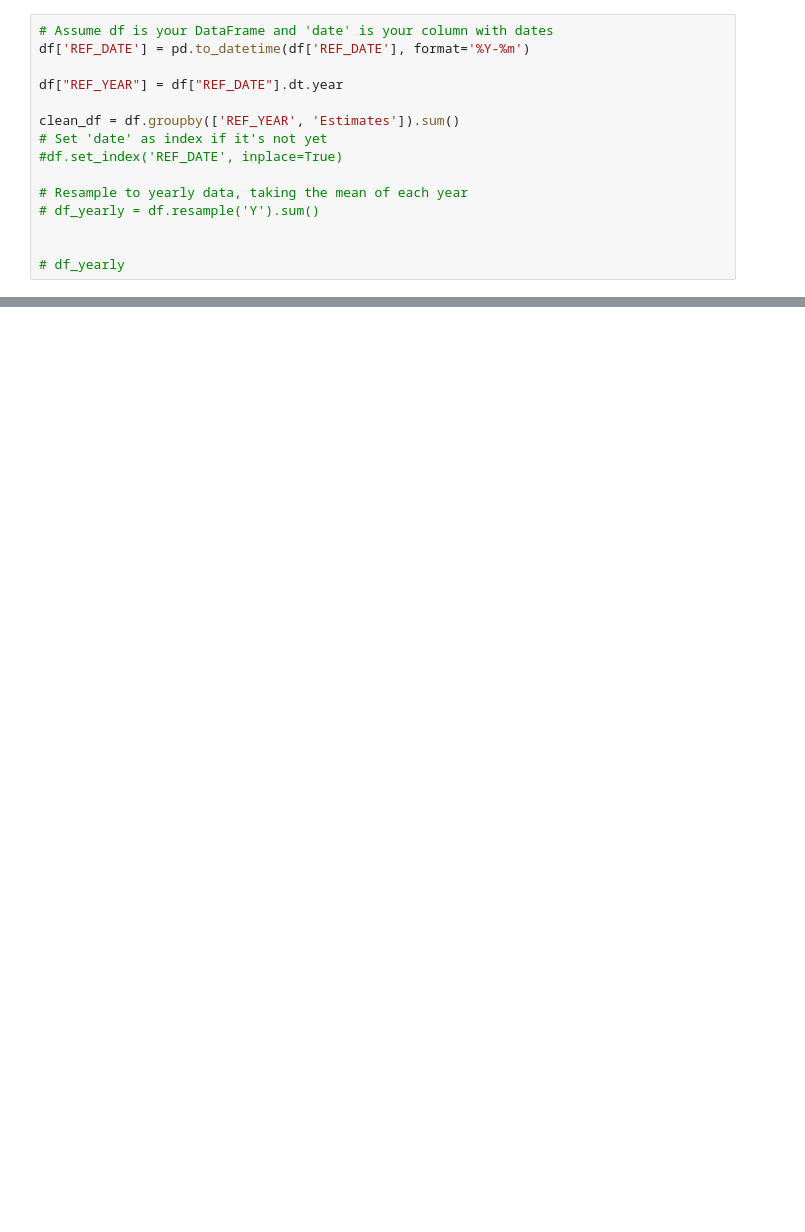
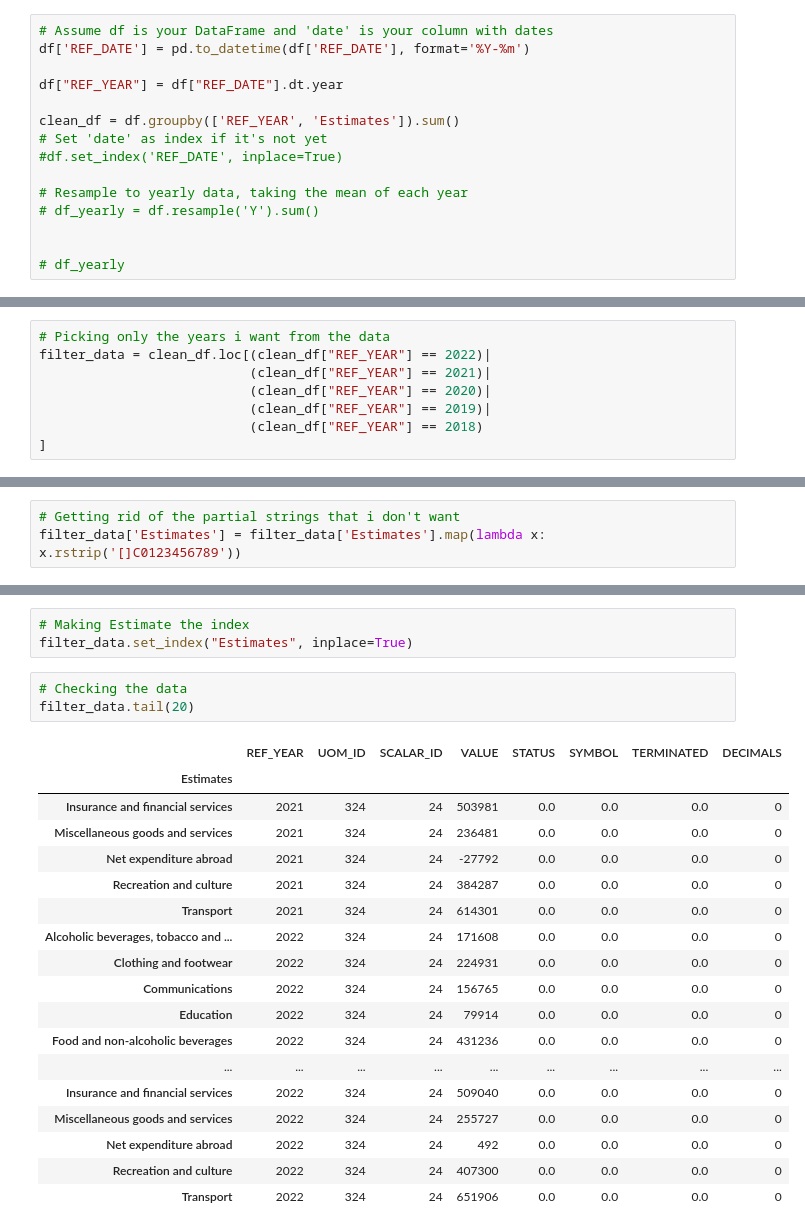
Before and after one commit to zRandgris/project1, a Jupyter notebook: TheProject.ipynb, the cells around one changed output, grey strips where cells are left out. Cells and saved outputs as stored; diff of their text form; blank space fills up the shorter version.

```diff
--- a/TheProject.ipynb
+++ b/TheProject.ipynb
@@ -57,0 +52,8 @@ clean_df
+# %%
+# Picking only the years i want from the data
+filter_data = clean_df.loc[(clean_df["REF_YEAR"] == 2022)|
+                           (clean_df["REF_YEAR"] == 2021)|
+                           (clean_df["REF_YEAR"] == 2020)|
+                           (clean_df["REF_YEAR"] == 2019)|
+                           (clean_df["REF_YEAR"] == 2018)
+]
@@ -57,0 +77,3 @@ clean_df
+# %%
+# Getting rid of the partial strings that i don't want
+filter_data['Estimates'] = filter_data['Estimates'].map(lambda x: x.rstrip('[]C0123456789'))
@@ -57,0 +97,25 @@ clean_df
+# %%
+# Making Estimate the index
+filter_data.set_index("Estimates", inplace=True)
+# %%
+# Checking the data
+filter_data.tail(20)
+# %% [output]
+|  | REF_YEAR | UOM_ID | SCALAR_ID | VALUE | STATUS | SYMBOL | TERMINATED | DECIMALS |
+| Estimates |  |  |  |  |  |  |  |  |
+| Insurance and financial services | 2021 | 324 | 24 | 503981 | 0.0 | 0.0 | 0.0 | 0 |
+| Miscellaneous goods and services | 2021 | 324 | 24 | 236481 | 0.0 | 0.0 | 0.0 | 0 |
+| Net expenditure abroad | 2021 | 324 | 24 | -27792 | 0.0 | 0.0 | 0.0 | 0 |
+| Recreation and culture | 2021 | 324 | 24 | 384287 | 0.0 | 0.0 | 0.0 | 0 |
+| Transport | 2021 | 324 | 24 | 614301 | 0.0 | 0.0 | 0.0 | 0 |
+| Alcoholic beverages, tobacco and ... | 2022 | 324 | 24 | 171608 | 0.0 | 0.0 | 0.0 | 0 |
+| Clothing and footwear | 2022 | 324 | 24 | 224931 | 0.0 | 0.0 | 0.0 | 0 |
+| Communications | 2022 | 324 | 24 | 156765 | 0.0 | 0.0 | 0.0 | 0 |
+| Education | 2022 | 324 | 24 | 79914 | 0.0 | 0.0 | 0.0 | 0 |
+| Food and non-alcoholic beverages | 2022 | 324 | 24 | 431236 | 0.0 | 0.0 | 0.0 | 0 |
+| ... | ... | ... | ... | ... | ... | ... | ... | ... |
+| Insurance and financial services | 2022 | 324 | 24 | 509040 | 0.0 | 0.0 | 0.0 | 0 |
+| Miscellaneous goods and services | 2022 | 324 | 24 | 255727 | 0.0 | 0.0 | 0.0 | 0 |
+| Net expenditure abroad | 2022 | 324 | 24 | 492 | 0.0 | 0.0 | 0.0 | 0 |
+| Recreation and culture | 2022 | 324 | 24 | 407300 | 0.0 | 0.0 | 0.0 | 0 |
+| Transport | 2022 | 324 | 24 | 651906 | 0.0 | 0.0 | 0.0 | 0 |
```
Also changed, not shown: parts of 30 cells of this notebook.
